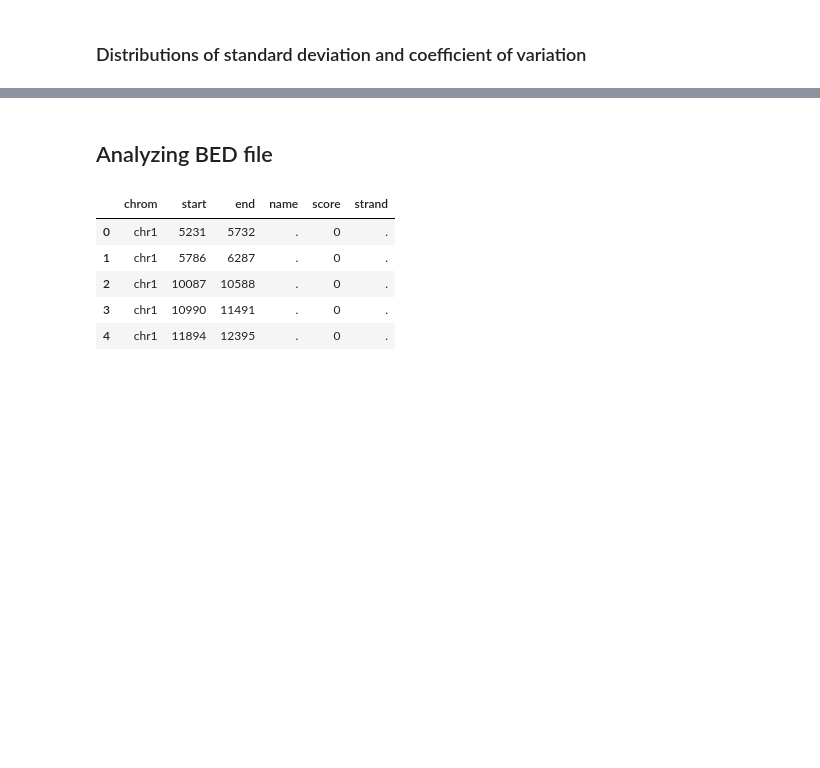
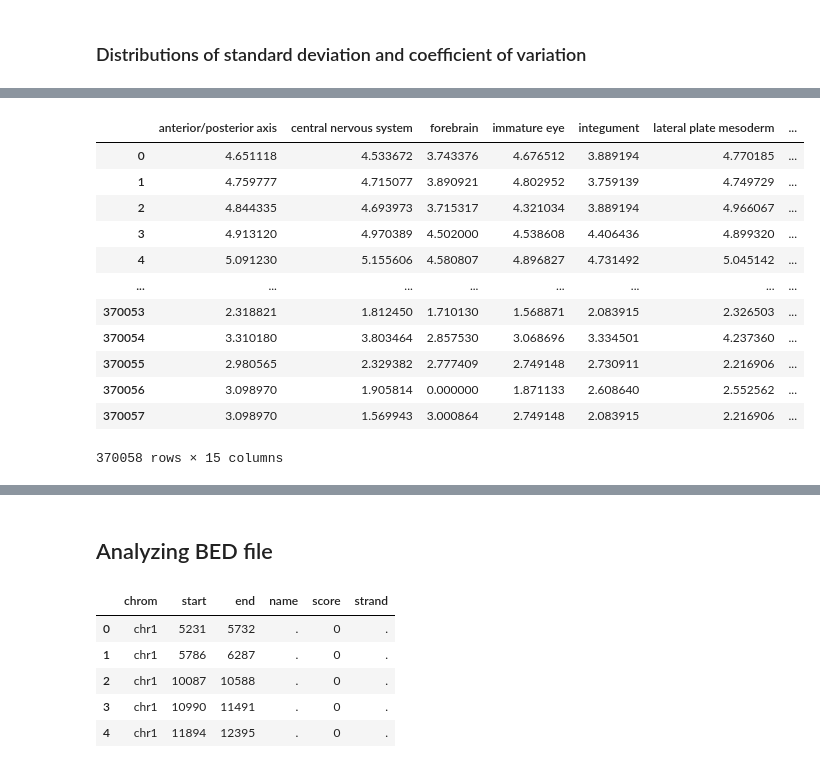
Before and after one commit to victornemenike/neural-crest-deep-learning, a Jupyter notebook: notebooks/atac_seq_analysis.ipynb, the cells around one changed output, grey strips where cells are left out. Cells and saved outputs as stored; diff of their text form; code cells hidden in the pictures; blank space fills up the shorter version.

```diff
--- a/notebooks/atac_seq_analysis.ipynb
+++ b/notebooks/atac_seq_analysis.ipynb
@@ -192,0 +131,17 @@ plt.show()
+# %%
+normalized_peaks = quantile_normalize(peaks)
+normalized_peaks
+# %% [output]
+|  | anterior/posterior axis | central nervous system | forebrain | immature eye | integument | lateral plate mesoderm | ... |
+| 0 | 4.651118 | 4.533672 | 3.743376 | 4.676512 | 3.889194 | 4.770185 | ... |
+| 1 | 4.759777 | 4.715077 | 3.890921 | 4.802952 | 3.759139 | 4.749729 | ... |
+| 2 | 4.844335 | 4.693973 | 3.715317 | 4.321034 | 3.889194 | 4.966067 | ... |
+| 3 | 4.913120 | 4.970389 | 4.502000 | 4.538608 | 4.406436 | 4.899320 | ... |
+| 4 | 5.091230 | 5.155606 | 4.580807 | 4.896827 | 4.731492 | 5.045142 | ... |
+| ... | ... | ... | ... | ... | ... | ... | ... |
+| 370053 | 2.318821 | 1.812450 | 1.710130 | 1.568871 | 2.083915 | 2.326503 | ... |
+| 370054 | 3.310180 | 3.803464 | 2.857530 | 3.068696 | 3.334501 | 4.237360 | ... |
+| 370055 | 2.980565 | 2.329382 | 2.777409 | 2.749148 | 2.730911 | 2.216906 | ... |
+| 370056 | 3.098970 | 1.905814 | 0.000000 | 1.871133 | 2.608640 | 2.552562 | ... |
+| 370057 | 3.098970 | 1.569943 | 3.000864 | 2.749148 | 2.083915 | 2.216906 | ... |
+370058 rows × 15 columns
```
Also changed, not shown: parts of 21 cells of this notebook, 1 other file.
